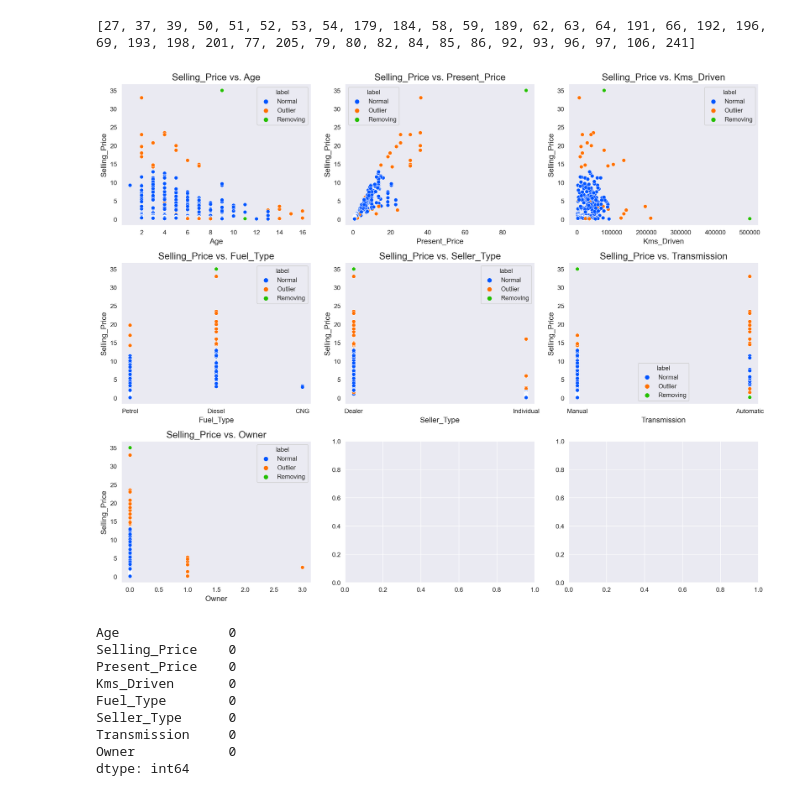
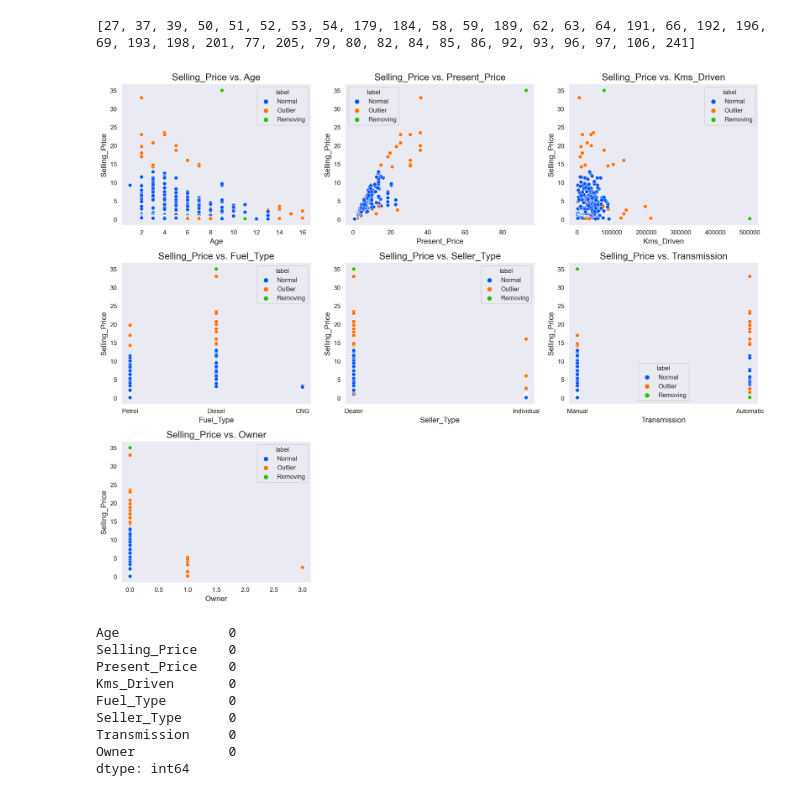
Before and after one commit to lhgiang040504/AI, a Jupyter notebook: Machine_Learning/Supervised_Learning/Linear_Regression/visualization/data visualization.ipynb, the cells around one changed output. Cells and saved outputs as stored; diff of their text form; code cells hidden in the pictures.

```diff
--- a/Machine_Learning/Supervised_Learning/Linear_Regression/visualization/data visualization.ipynb
+++ b/Machine_Learning/Supervised_Learning/Linear_Regression/visualization/data visualization.ipynb
@@ -109,36 +116,36 @@ print(outlier_index)
 # Outliers Labeling
 df1 = df.copy()
 df1['label'] = 'Normal'
 df1.loc[outlier_index,'label'] = 'Outlier'
 
 # Removing Outliers
 removing_indexes = []
 removing_indexes.extend(df1[df1[target] > 33].index)
 removing_indexes.extend(df1[df1['Kms_Driven'] > 400000].index)
 df1.loc[removing_indexes,'label'] = 'Removing'
 
 # Plot
 features = df.columns.drop(target)
 colors = ['#0055ff','#ff7000','#23bf00']
 CustomPalette = sns.set_palette(sns.color_palette(colors))
 fig, ax = plt.subplots(nrows=3 ,ncols=3, figsize=(15,12), dpi=200)
 
 for i in range(len(features)):
     x=i//3
     y=i%3
     sns.scatterplot(data=df1, x=features[i], y=target, hue='label', ax=ax[x,y])
     ax[x,y].set_title('{} vs. {}'.format(target, features[i]), size = 15)
     ax[x,y].set_xlabel(features[i], size = 12)
     ax[x,y].set_ylabel(target, size = 12)
     ax[x,y].grid()
-"""
+
 ax[2, 1].axis('off')
 ax[2, 2].axis('off')
-"""
+
 plt.tight_layout()
 plt.show()
 # %% [output]
-[figure, old version]
+[figure, new version]
 # %%
 df.isnull().sum()
 # %% [output]
```
Also changed, not shown: parts of 3 cells of this notebook.
